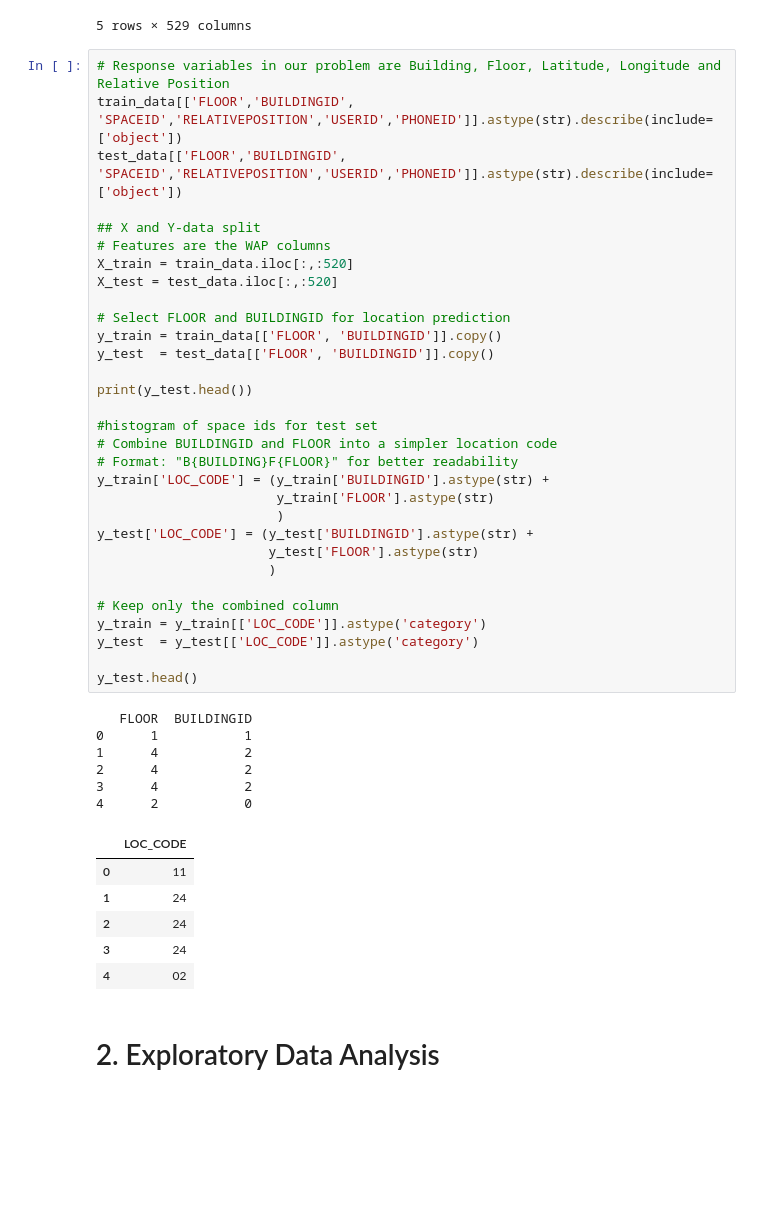
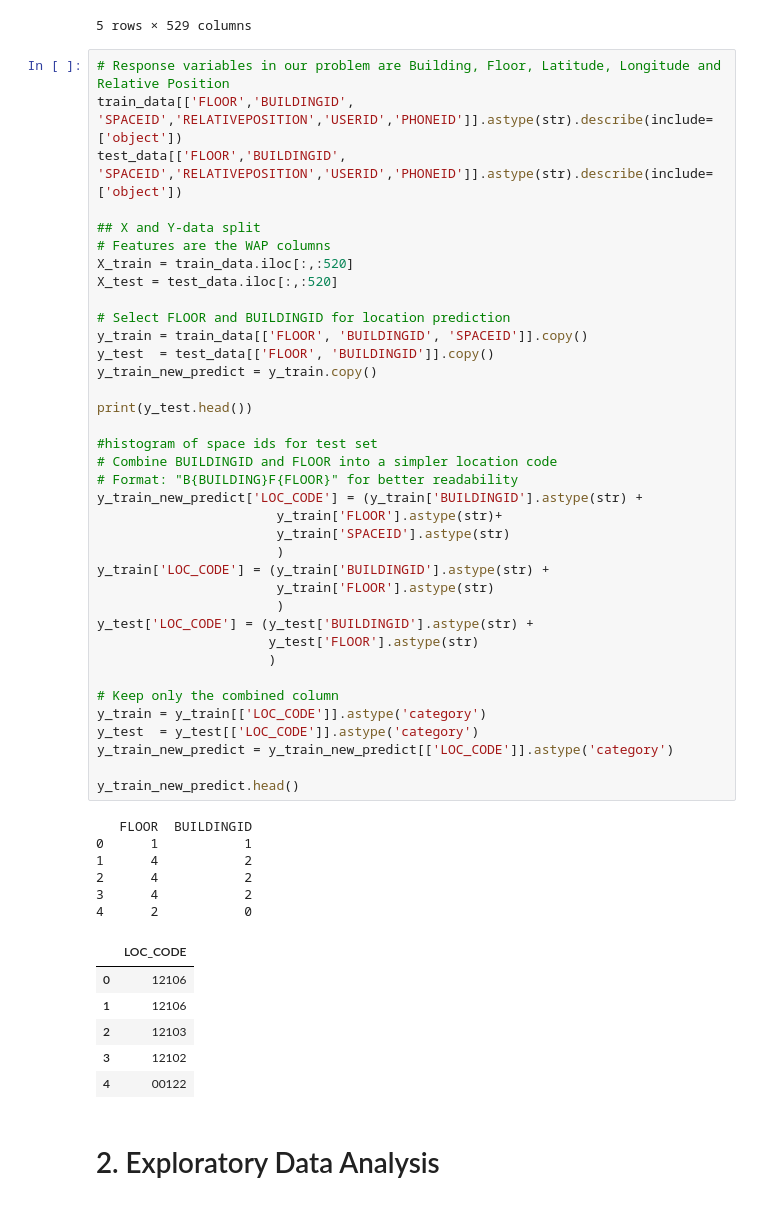
Before and after one commit to AlbertZweistein-2/184.702_MachineLearning, a Jupyter notebook: Ex1/source/Group73_OlsacherPoneschWinkler_UJIIndoorLoc.ipynb, the cells around one changed output. Cells and saved outputs as stored; diff of their text form; blank space fills up the shorter version.

```diff
--- a/Ex1/source/Group73_OlsacherPoneschWinkler_UJIIndoorLoc.ipynb
+++ b/Ex1/source/Group73_OlsacherPoneschWinkler_UJIIndoorLoc.ipynb
@@ -50,40 +54,46 @@ test_data[['FLOOR','BUILDINGID', 'SPACEID','RELATIVEPOSITION','USERID','PHONEID'
 X_train = train_data.iloc[:,:520]
 X_test = test_data.iloc[:,:520]
 
 # Select FLOOR and BUILDINGID for location prediction
-y_train = train_data[['FLOOR', 'BUILDINGID']].copy()
+y_train = train_data[['FLOOR', 'BUILDINGID', 'SPACEID']].copy()
 y_test  = test_data[['FLOOR', 'BUILDINGID']].copy()
+y_train_new_predict = y_train.copy()
 
 print(y_test.head())
 
 #histogram of space ids for test set
 # Combine BUILDINGID and FLOOR into a simpler location code
 # Format: "B{BUILDING}F{FLOOR}" for better readability
+y_train_new_predict['LOC_CODE'] = (y_train['BUILDINGID'].astype(str) +
+                       y_train['FLOOR'].astype(str)+
+                       y_train['SPACEID'].astype(str)
+                       )
 y_train['LOC_CODE'] = (y_train['BUILDINGID'].astype(str) +
                        y_train['FLOOR'].astype(str)
                        )
 y_test['LOC_CODE'] = (y_test['BUILDINGID'].astype(str) +
                       y_test['FLOOR'].astype(str)
                       )
 
 # Keep only the combined column
 y_train = y_train[['LOC_CODE']].astype('category')
 y_test  = y_test[['LOC_CODE']].astype('category')
+y_train_new_predict = y_train_new_predict[['LOC_CODE']].astype('category')
 
-y_test.head()
+y_train_new_predict.head()
 # %% [output]
    FLOOR  BUILDINGID
 0      1           1
 1      4           2
 2      4           2
 3      4           2
 4      2           0
 |  | LOC_CODE |
-| 0 | 11 |
-| 1 | 24 |
-| 2 | 24 |
-| 3 | 24 |
-| 4 | 02 |
+| 0 | 12106 |
+| 1 | 12106 |
+| 2 | 12103 |
+| 3 | 12102 |
+| 4 | 00122 |
 # %% [markdown]
 # 2. Exploratory Data Analysis
 # %%
```
Also changed, not shown: parts of 27 cells of this notebook.
